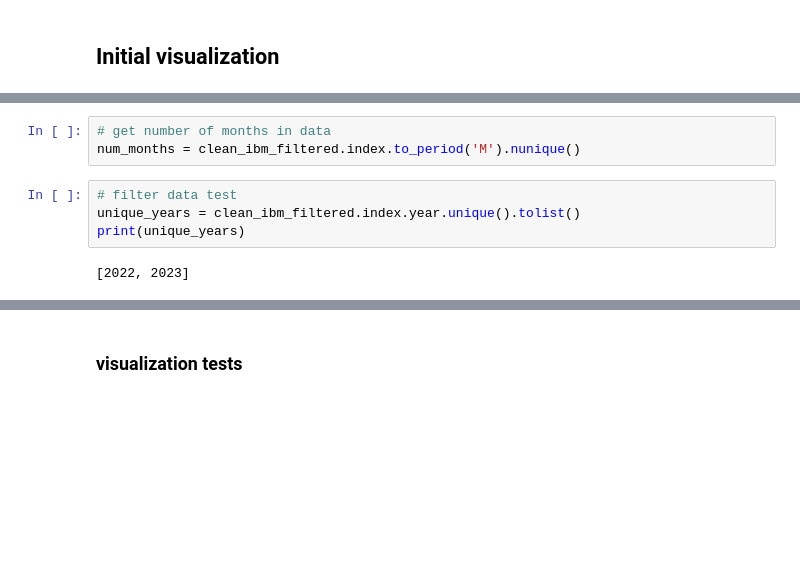
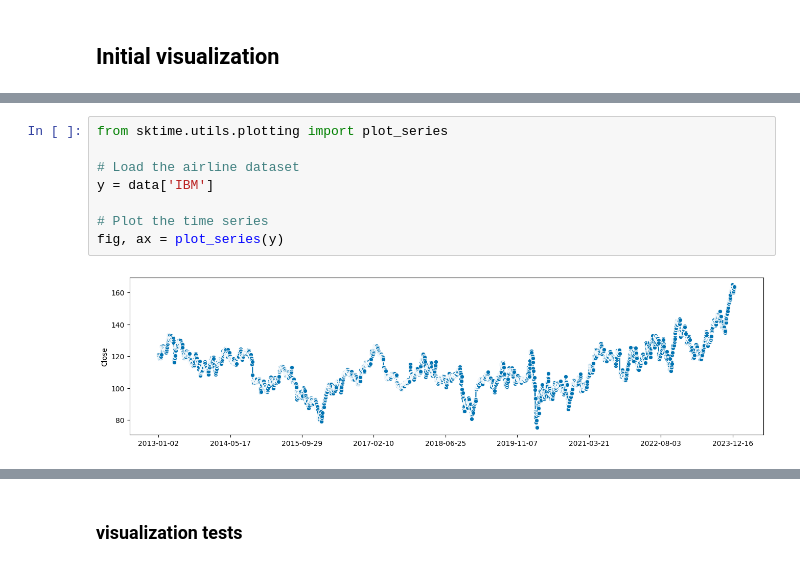
Before and after one commit to aferrers/stockpriceprediction, a Jupyter notebook: notebooks/notebook1.ipynb, the cells around one changed output, grey strips where cells are left out. Cells and saved outputs as stored; diff of their text form; blank space fills up the shorter version.

```diff
--- a/notebooks/notebook1.ipynb
+++ b/notebooks/notebook1.ipynb
@@ -193,9 +245,10 @@ seasonal_decompose_result.plot()
-# %%
-# get number of months in data
-num_months = clean_ibm_filtered.index.to_period('M').nunique()
-# %%
-# filter data test
-unique_years = clean_ibm_filtered.index.year.unique().tolist()
-print(unique_years)
-# %% [output]
-[2022, 2023]
+# %%
+from sktime.utils.plotting import plot_series
+
+# Load the airline dataset
+y = data['IBM']
+
+# Plot the time series
+fig, ax = plot_series(y)
+# %% [output]
+[figure, added]
```
Also changed, not shown: parts of 111 cells of this notebook, 15 other files.
